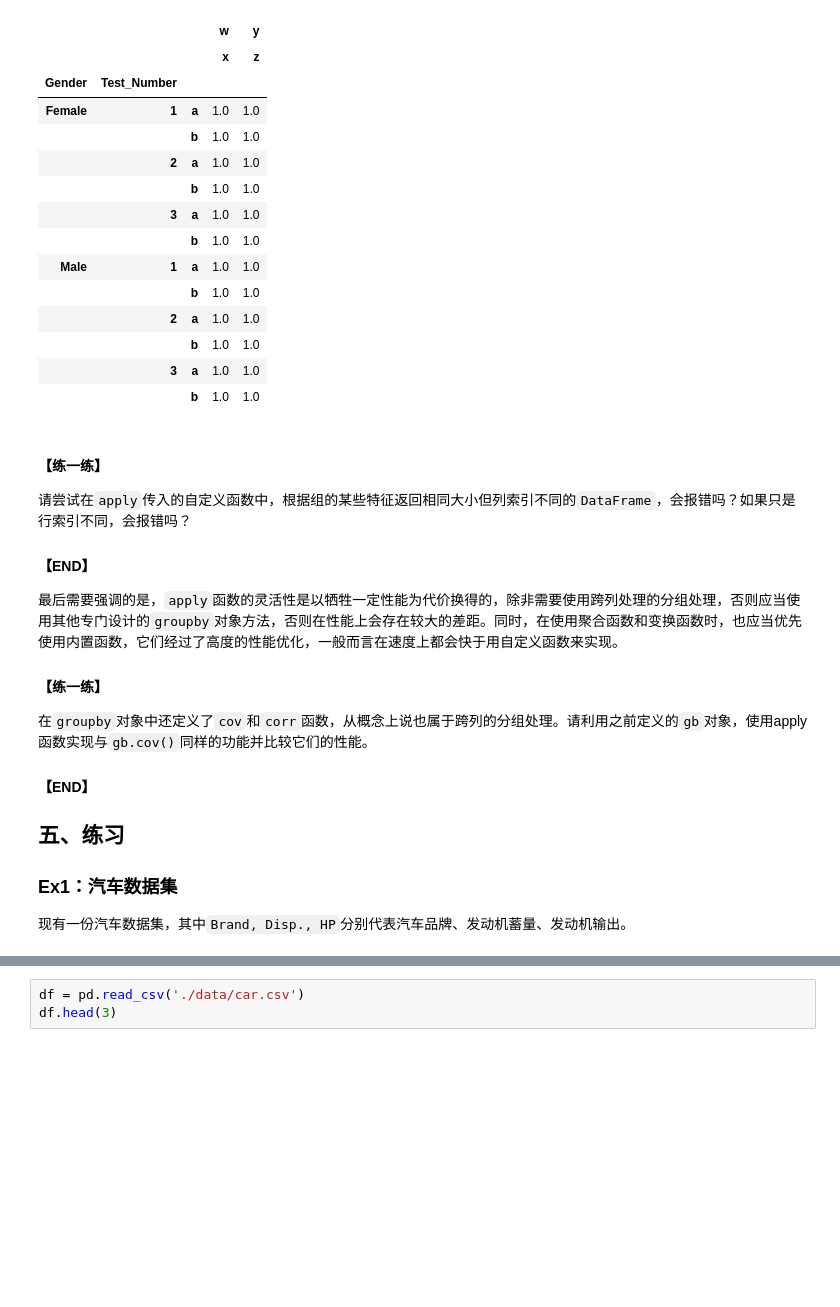
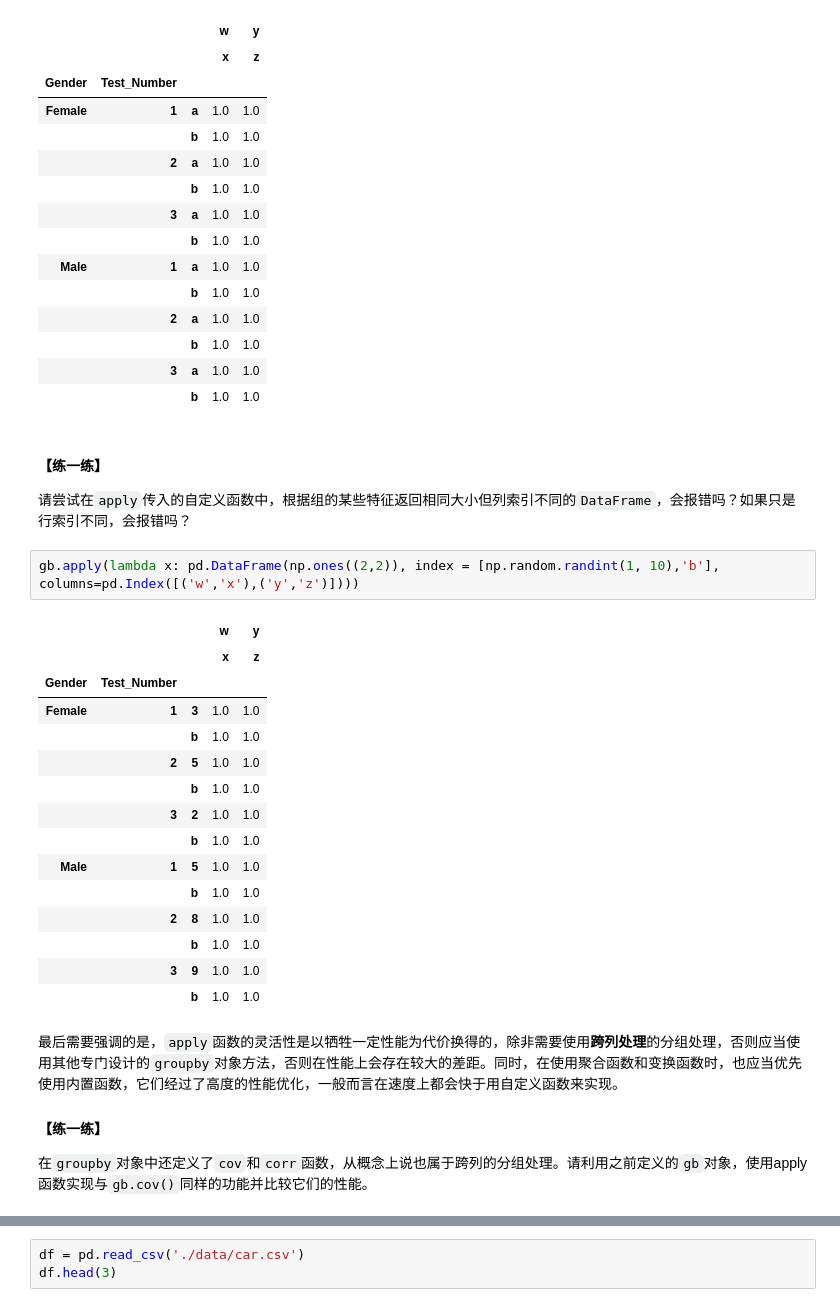
Before and after one commit to nicebear1999/learning_pandas, a Jupyter notebook: 4-分组.ipynb, the cells around one changed output, grey strips where cells are left out. Cells and saved outputs as stored; diff of their text form; blank space fills up the shorter version.

```diff
--- a/4-分组.ipynb
+++ b/4-分组.ipynb
@@ -576,14 +598,28 @@ gb.apply(lambda x: pd.DataFrame(np.ones((2,2)), index = ['a','b'], columns=pd.In
 |  |  | b | 1.0 | 1.0 |
 |  | 3 | a | 1.0 | 1.0 |
 |  |  | b | 1.0 | 1.0 |
+# %% [markdown]
+#### 【练一练】
+请尝试在`apply`传入的自定义函数中，根据组的某些特征返回相同大小但列索引不同的`DataFrame`，会报错吗？如果只是行索引不同，会报错吗？
+# %%
+gb.apply(lambda x: pd.DataFrame(np.ones((2,2)), index = [np.random.randint(1, 10),'b'], columns=pd.Index([('w','x'),('y','z')])))
+# %% [output]
+|  |  |  | w | y |
+|  |  |  | x | z |
+| Gender | Test_Number |  |  |  |
+| Female | 1 | 3 | 1.0 | 1.0 |
+|  |  | b | 1.0 | 1.0 |
+|  | 2 | 5 | 1.0 | 1.0 |
+|  |  | b | 1.0 | 1.0 |
+|  | 3 | 2 | 1.0 | 1.0 |
+|  |  | b | 1.0 | 1.0 |
+| Male | 1 | 5 | 1.0 | 1.0 |
+|  |  | b | 1.0 | 1.0 |
+|  | 2 | 8 | 1.0 | 1.0 |
+|  |  | b | 1.0 | 1.0 |
+|  | 3 | 9 | 1.0 | 1.0 |
+|  |  | b | 1.0 | 1.0 |
 # %% [markdown]
-#### 【练一练】
-请尝试在`apply`传入的自定义函数中，根据组的某些特征返回相同大小但列索引不同的`DataFrame`，会报错吗？如果只是行索引不同，会报错吗？
-#### 【END】
-最后需要强调的是，`apply`函数的灵活性是以牺牲一定性能为代价换得的，除非需要使用跨列处理的分组处理，否则应当使用其他专门设计的`groupby`对象方法，否则在性能上会存在较大的差距。同时，在使用聚合函数和变换函数时，也应当优先使用内置函数，它们经过了高度的性能优化，一般而言在速度上都会快于用自定义函数来实现。
+最后需要强调的是，`apply`函数的灵活性是以牺牲一定性能为代价换得的，除非需要使用**跨列处理**的分组处理，否则应当使用其他专门设计的`groupby`对象方法，否则在性能上会存在较大的差距。同时，在使用聚合函数和变换函数时，也应当优先使用内置函数，它们经过了高度的性能优化，一般而言在速度上都会快于用自定义函数来实现。
 #### 【练一练】
 在`groupby`对象中还定义了`cov`和`corr`函数，从概念上说也属于跨列的分组处理。请利用之前定义的`gb`对象，使用apply函数实现与`gb.cov()`同样的功能并比较它们的性能。
-#### 【END】
-## 五、练习
-### Ex1：汽车数据集
-现有一份汽车数据集，其中`Brand, Disp., HP`分别代表汽车品牌、发动机蓄量、发动机输出。
```
Also changed, not shown: parts of 16 cells of this notebook, 4 other files.
